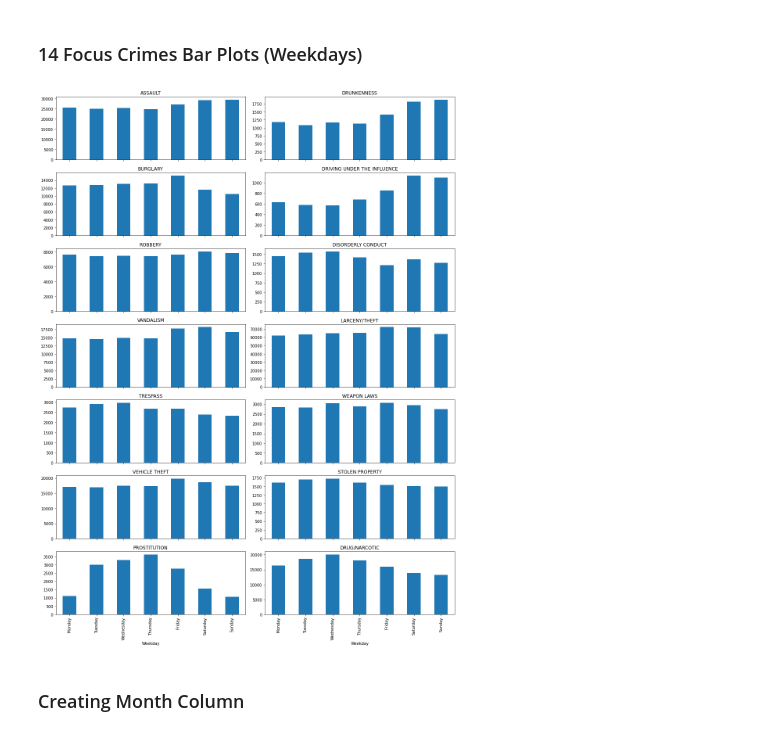
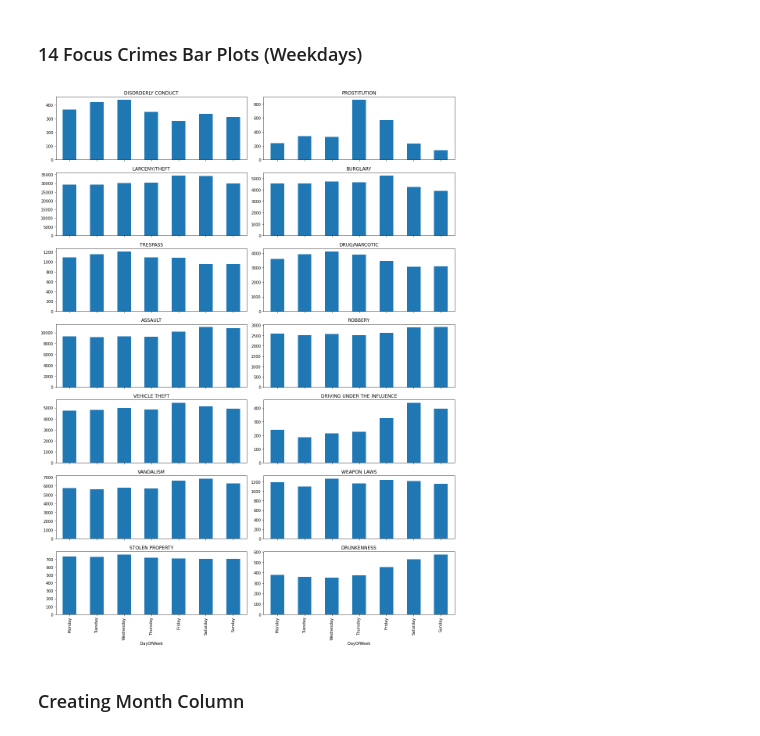
Before and after one commit to Chrypapado/02806-Social-Data-Analysis-and-Visualization, a Jupyter notebook: Exercise2/Exercise2_2.ipynb, the cells around one changed output. Drawn from its saved outputs; the diff is of its cells as text; code cells hidden in the pictures.

```diff
--- a/Exercise2/Exercise2_2.ipynb
+++ b/Exercise2/Exercise2_2.ipynb
@@ -70,8 +72,8 @@ data['Year'] = data['Date'].str.strip().str[-4:]
+# %%
+data = data[data["Year"].isin(['2013', '2014', '2015','2016','2017','2018'])]
 # %% [markdown]
 ### Focus Crimes
 # %%
 focus_crimes = set(['WEAPON LAWS', 'PROSTITUTION', 'DRIVING UNDER THE INFLUENCE', 'ROBBERY', 'BURGLARY', 'ASSAULT', 'DRUNKENNESS', 'DRUG/NARCOTIC', 'TRESPASS', 'LARCENY/THEFT', 'VANDALISM', 'VEHICLE THEFT', 'STOLEN PROPERTY', 'DISORDERLY CONDUCT'])
-
 focus_data = data[['Category', 'Year', 'DayOfWeek']].copy()
 focus_data = focus_data[focus_data['Category'].isin(focus_crimes)].reset_index(drop=True)
-focus_data = focus_data.drop(focus_data[focus_data['Year'] == '2018'].index)
@@ -77,0 +82,5 @@ focus_data = focus_data.drop(focus_data[focus_data['Year'] == '2018'].index)
+# %%
+days = ["Monday","Tuesday","Wednesday","Thursday","Friday","Saturday","Sunday"]
+pivot1 = pd.pivot_table(focus_data, index = "Category", columns = "DayOfWeek",values = 'Year' ,aggfunc = 'count')
+pivot1 = pivot1[days]
+display(pivot1)
@@ -79,21 +105,17 @@ focus_data = focus_data.drop(focus_data[focus_data['Year'] == '2018'].index)
 ### 14 Focus Crimes Bar Plots (Weekdays)
 # %%
 fig, axes = plt.subplots(nrows=7, ncols=2, figsize=(15,20), sharex=True)
-
-col = ['Weekday', 'Occurences']
+col = ['DayOfWeek', 'Occurences']
 
 for i, crime in enumerate(focus_crimes):
-    crime_data = focus_data[focus_data['Category'] == crime]['DayOfWeek'].value_counts()
+    crime_data = pivot1.loc[crime]
     crime_dataframe = pd.DataFrame(crime_data.reset_index())
     crime_dataframe.columns = col
-    crime_dataframe['Weekday'] = pd.Categorical(crime_dataframe['Weekday'],categories=['Monday', 'Tuesday', 'Wednesday', 'Thursday', 'Friday', 'Saturday', 'Sunday'],ordered=True)
-    crime_dataframe = crime_dataframe.sort_values('Weekday',ascending=True)
-
-    crime_dataframe.plot(kind='bar', x='Weekday', y='Occurences', title=crime, ax=axes[i//2,i%2], legend=False)
+    crime_dataframe.plot(kind='bar', x='DayOfWeek', y='Occurences', title=crime, ax=axes[i//2,i%2], legend=False)
 
 fig.tight_layout()
 # %% [output]
-[figure, old version]
+[figure, new version]
 # %% [markdown]
 ### Creating Month Column
 # %%
```
Also changed, not shown: parts of 19 cells of this notebook, 4 other files.
